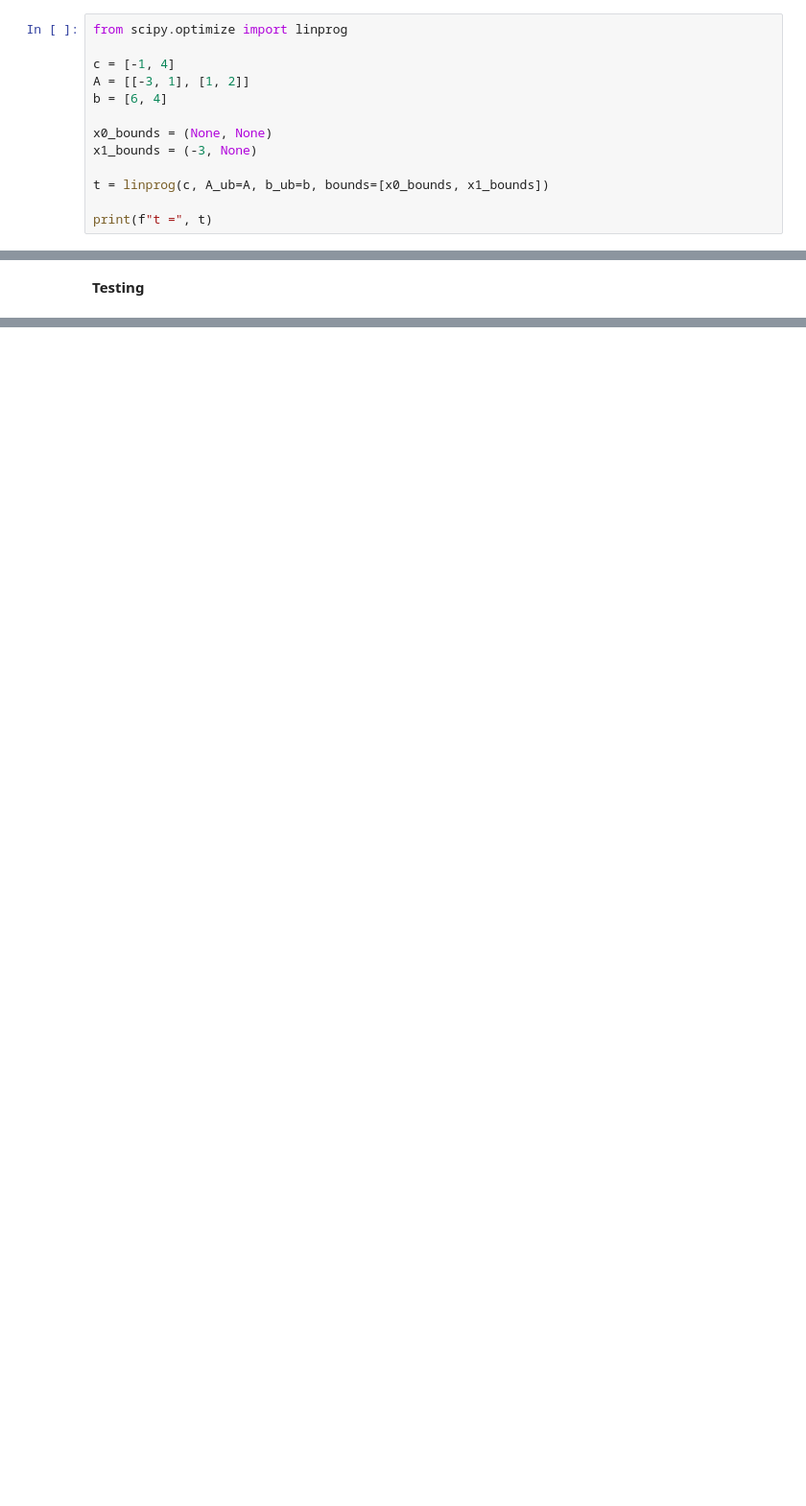
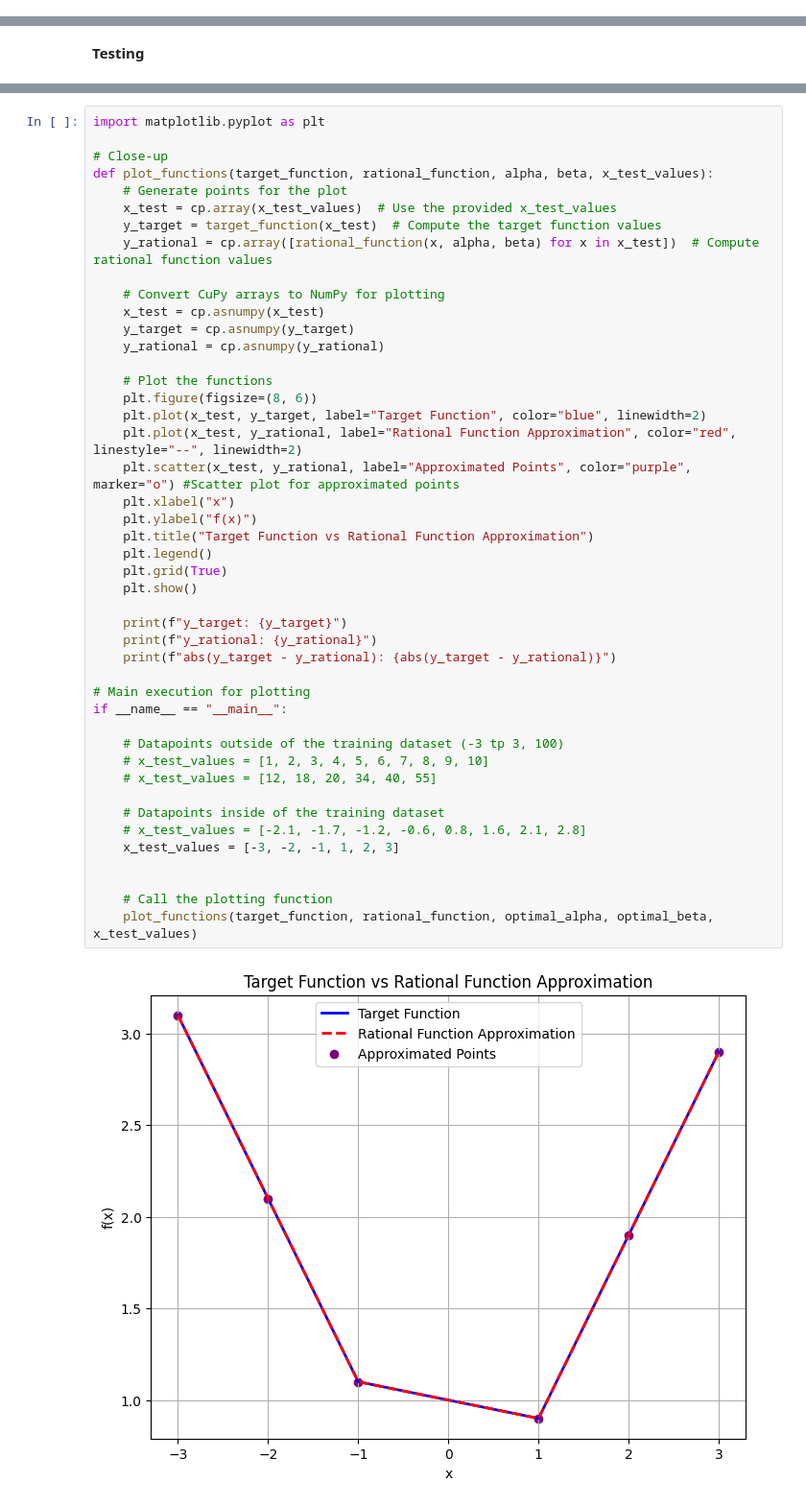
Before and after one commit to AP-047/RClass-Classification-by-Rational-Approximation, a Jupyter notebook: notebooks/1D_optimization.ipynb, the cells around one changed output, grey strips where cells are left out. Shown at 96% size. Saved outputs shown, nothing was run; the diff lists cells and outputs as text; blank space fills up the shorter version.

```diff
--- a/notebooks/1D_optimization.ipynb
+++ b/notebooks/1D_optimization.ipynb
@@ -165,13 +114,0 @@ b: [0, 0, 0, 0, 0, 0]
-# %%
-from scipy.optimize import linprog
-
-c = [-1, 4]
-A = [[-3, 1], [1, 2]]
-b = [6, 4]
-
-x0_bounds = (None, None)
-x1_bounds = (-3, None)
-
-t = linprog(c, A_ub=A, b_ub=b, bounds=[x0_bounds, x1_bounds])
-
-print(f"t =", t)
@@ -679,0 +352,47 @@ H = [[1.000e+00 1.000e+00 4.000e+00 2.700e+01 2.560e+02]
+# %%
+import matplotlib.pyplot as plt
+
+# Close-up
+def plot_functions(target_function, rational_function, alpha, beta, x_test_values):
+    # Generate points for the plot
+    x_test = cp.array(x_test_values)  # Use the provided x_test_values
+    y_target = target_function(x_test)  # Compute the target function values
+    y_rational = cp.array([rational_function(x, alpha, beta) for x in x_test])  # Compute rational function values
+
+    # Convert CuPy arrays to NumPy for plotting
+    x_test = cp.asnumpy(x_test)
+    y_target = cp.asnumpy(y_target)
+    y_rational = cp.asnumpy(y_rational)
+
+    # Plot the functions
+    plt.figure(figsize=(8, 6))
+    plt.plot(x_test, y_target, label="Target Function", color="blue", linewidth=2)
+    plt.plot(x_test, y_rational, label="Rational Function Approximation", color="red", linestyle="--", linewidth=2)
+    plt.scatter(x_test, y_rational, label="Approximated Points", color="purple", marker="o") #Scatter plot for approximated points
+    plt.xlabel("x")
+    plt.ylabel("f(x)")
+    plt.title("Target Function vs Rational Function Approximation")
+    plt.legend()
+    plt.grid(True)
+    plt.show()
+
+    print(f"y_target: {y_target}")
+    print(f"y_rational: {y_rational}")
+    print(f"abs(y_target - y_rational): {abs(y_target - y_rational)}")
+
+# Main execution for plotting
+if __name__ == "__main__":
+
+    # Datapoints outside of the training dataset (-3 tp 3, 100)
+    # x_test_values = [1, 2, 3, 4, 5, 6, 7, 8, 9, 10]
+    # x_test_values = [12, 18, 20, 34, 40, 55]
+
+    # Datapoints inside of the training dataset
+    # x_test_values = [-2.1, -1.7, -1.2, -0.6, 0.8, 1.6, 2.1, 2.8]
+    x_test_values = [-3, -2, -1, 1, 2, 3]
+
+
+    # Call the plotting function
+    plot_functions(target_function, rational_function, optimal_alpha, optimal_beta, x_test_values)
+# %% [output]
+[figure, added]
```
Also changed, not shown: parts of 13 cells of this notebook.
